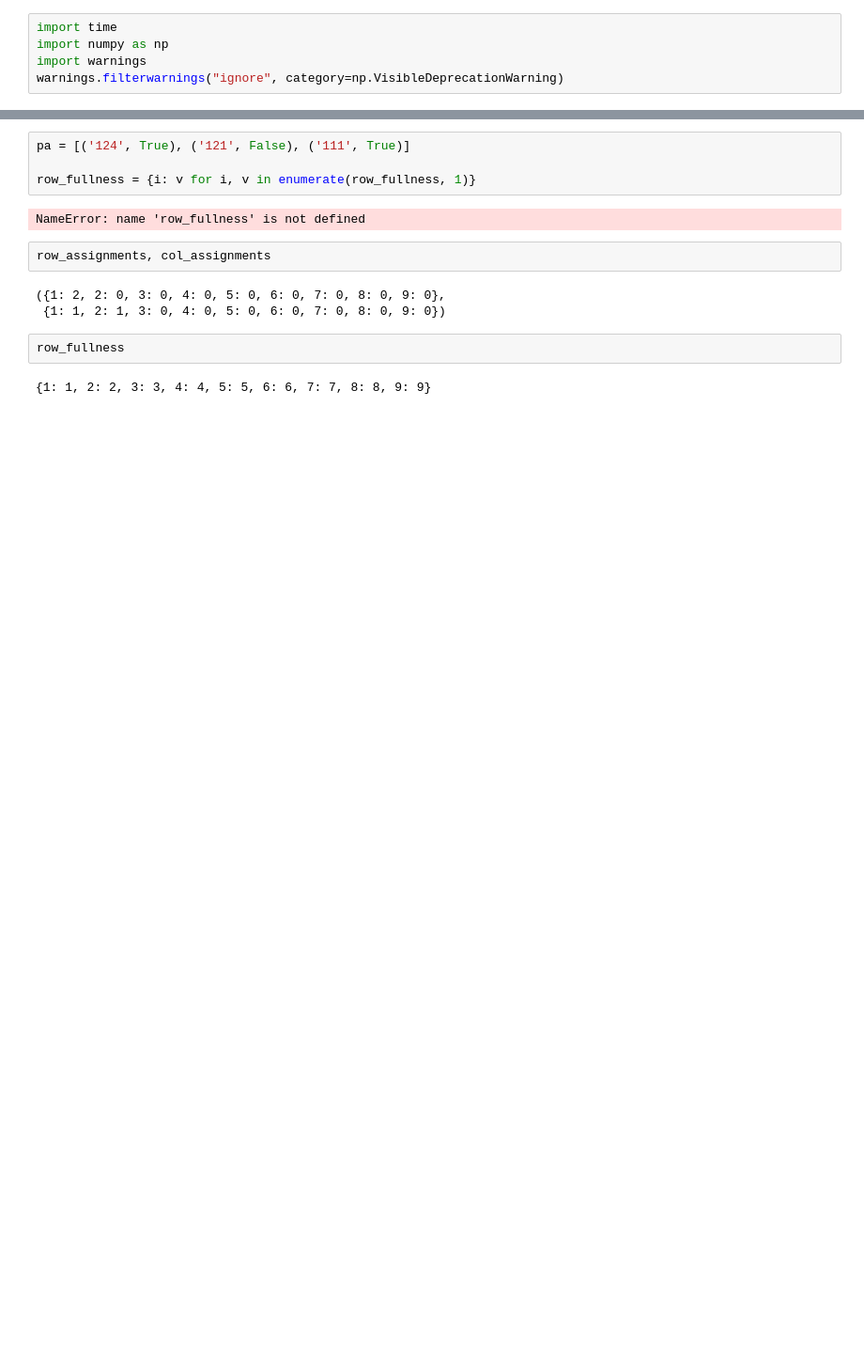
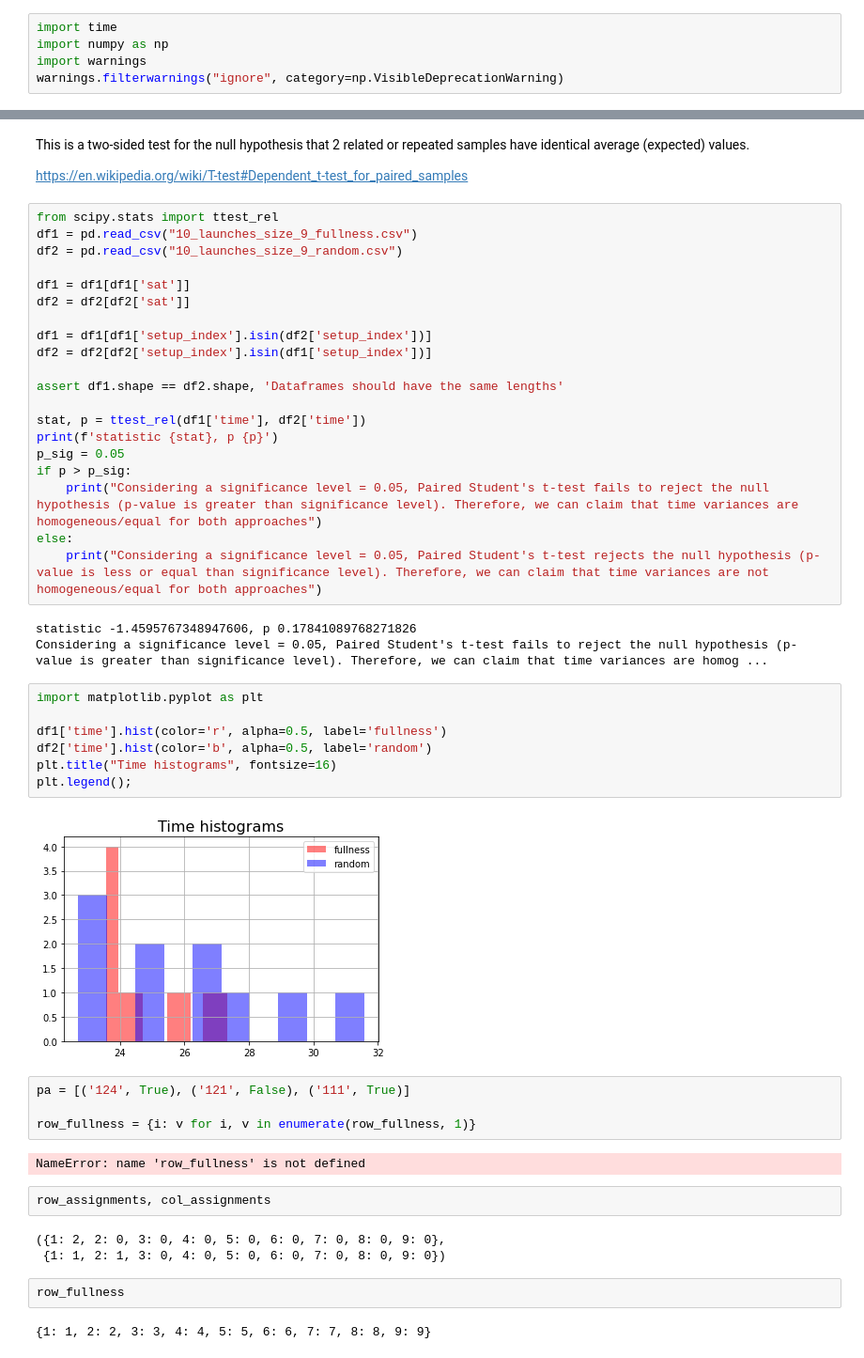
Before and after one commit to OlegBEZb/SudokuSATSolver, a Jupyter notebook: SAT_Sudoku.ipynb, the cells around one changed output, grey strips where cells are left out. Shown: that part at 94% size. Saved outputs shown, nothing was run; the diff lists cells and outputs as text; blank space fills up the shorter version.

```diff
--- a/SAT_Sudoku.ipynb
+++ b/SAT_Sudoku.ipynb
@@ -132,3 +117,39 @@ Was not solved in 25 seconds. Skip
+# %% [markdown]
+This is a two-sided test for the null hypothesis that 2 related or repeated samples have identical average (expected) values.
+
+https://en.wikipedia.org/wiki/T-test#Dependent_t-test_for_paired_samples
+# %%
+from scipy.stats import ttest_rel
+df1 = pd.read_csv("10_launches_size_9_fullness.csv")
+df2 = pd.read_csv("10_launches_size_9_random.csv")
+
+df1 = df1[df1['sat']]
+df2 = df2[df2['sat']]
+
+df1 = df1[df1['setup_index'].isin(df2['setup_index'])]
+df2 = df2[df2['setup_index'].isin(df1['setup_index'])]
+
+assert df1.shape == df2.shape, 'Dataframes should have the same lengths'
+
+stat, p = ttest_rel(df1['time'], df2['time'])
+print(f'statistic {stat}, p {p}')
+p_sig = 0.05
+if p > p_sig:
+    print("Considering a significance level = 0.05, Paired Student's t-test fails to reject the null hypothesis (p-value is greater than significance level). Therefore, we can claim that time variances are homogeneous/equal for both approaches")
+else:
+    print("Considering a significance level = 0.05, Paired Student's t-test rejects the null hypothesis (p-value is less or equal than significance level). Therefore, we can claim that time variances are not homogeneous/equal for both approaches")
+# %% [output]
+statistic -1.4595767348947606, p 0.17841089768271826
+Considering a significance level = 0.05, Paired Student's t-test fails to reject the null hypothesis (p-value is greater than significance level). Therefore, we can claim that time variances are homog ...
+# %%
+import matplotlib.pyplot as plt
+
+df1['time'].hist(color='r', alpha=0.5, label='fullness')
+df2['time'].hist(color='b', alpha=0.5, label='random')
+plt.title("Time histograms", fontsize=16)
+plt.legend();
+# %% [output]
+[figure, added]
 # %%
 pa = [('124', True), ('121', False), ('111', True)]
 
```
Also changed, not shown: parts of 6 cells of this notebook, 2 other files.
